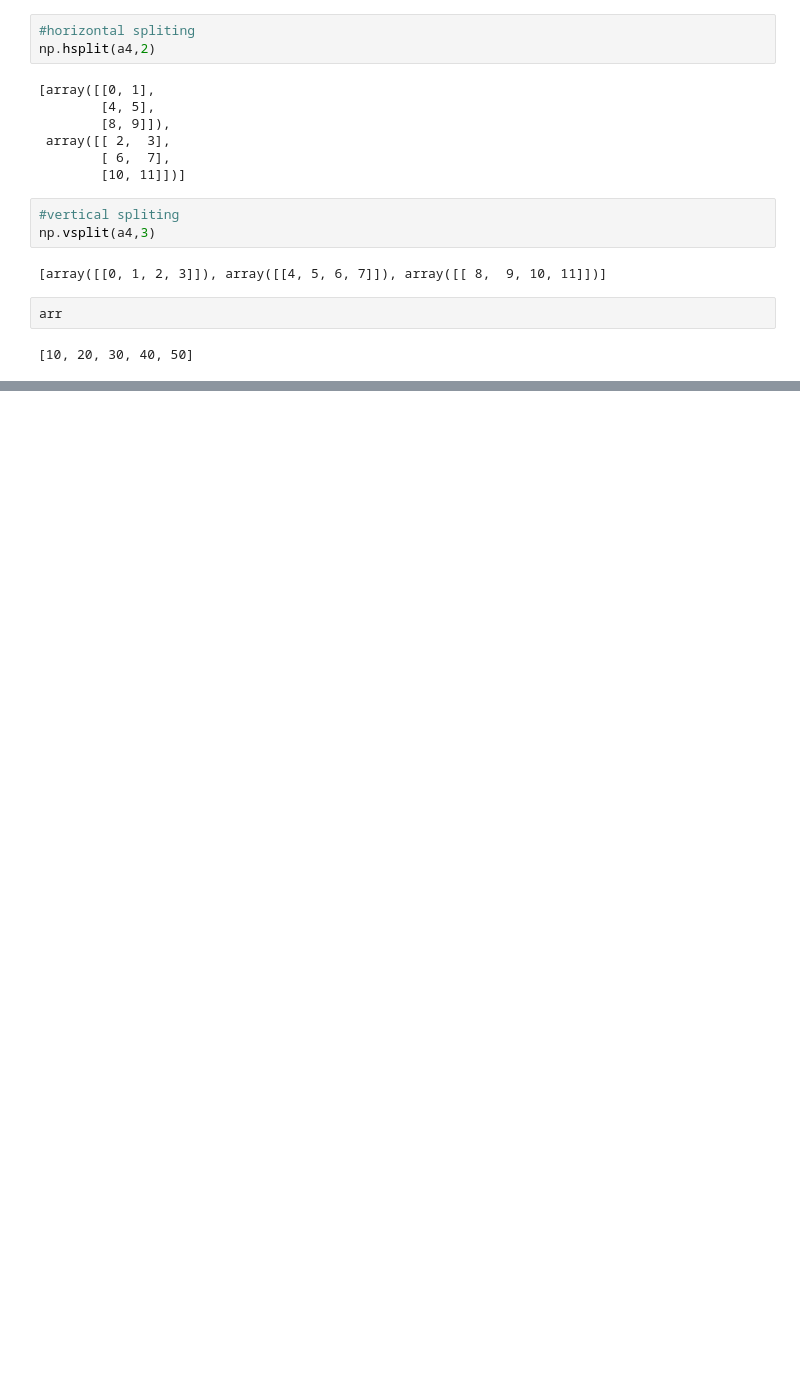
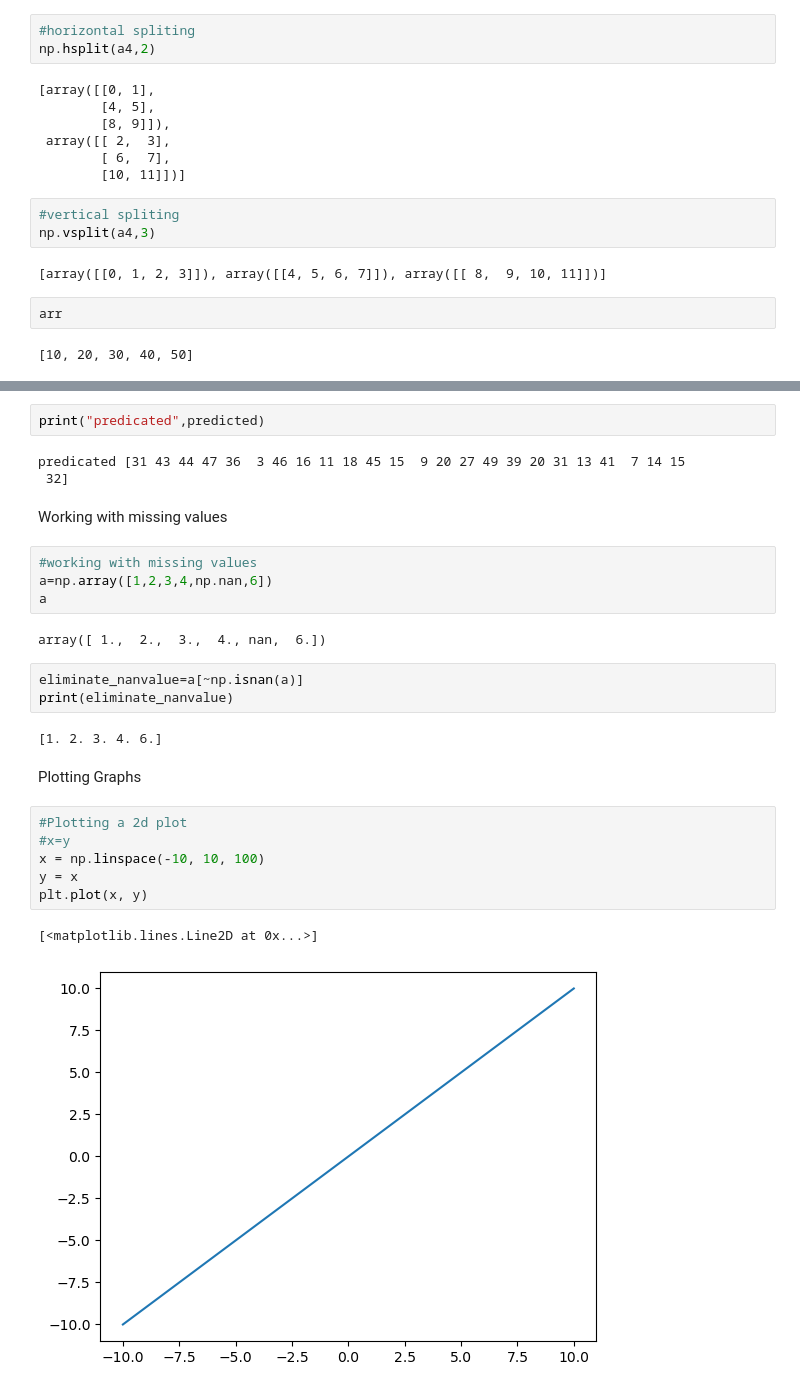
Before and after one commit to Jitudebnath/python, a Jupyter notebook: NUMPY/NumpyNotebook.ipynb, the cells around one changed output, grey strips where cells are left out. Cells and saved outputs as stored; diff of their text form; blank space fills up the shorter version.

```diff
--- a/NUMPY/NumpyNotebook.ipynb
+++ b/NUMPY/NumpyNotebook.ipynb
@@ -322,0 +532,29 @@ arr
+# %%
+print("predicated",predicted)
+# %% [output]
+predicated [31 43 44 47 36  3 46 16 11 18 45 15  9 20 27 49 39 20 31 13 41  7 14 15
+ 32]
+# %% [markdown]
+Working with missing values
+# %%
+#working with missing values
+a=np.array([1,2,3,4,np.nan,6])
+a
+# %% [output]
+array([ 1.,  2.,  3.,  4., nan,  6.])
+# %%
+eliminate_nanvalue=a[~np.isnan(a)]
+print(eliminate_nanvalue)
+# %% [output]
+[1. 2. 3. 4. 6.]
+# %% [markdown]
+Plotting Graphs
+# %%
+#Plotting a 2d plot
+#x=y
+x = np.linspace(-10, 10, 100)
+y = x
+plt.plot(x, y)
+# %% [output]
+[<matplotlib.lines.Line2D at 0x...>]
+[figure, added]
```
Also changed, not shown: parts of 70 cells of this notebook, 1 other file.
